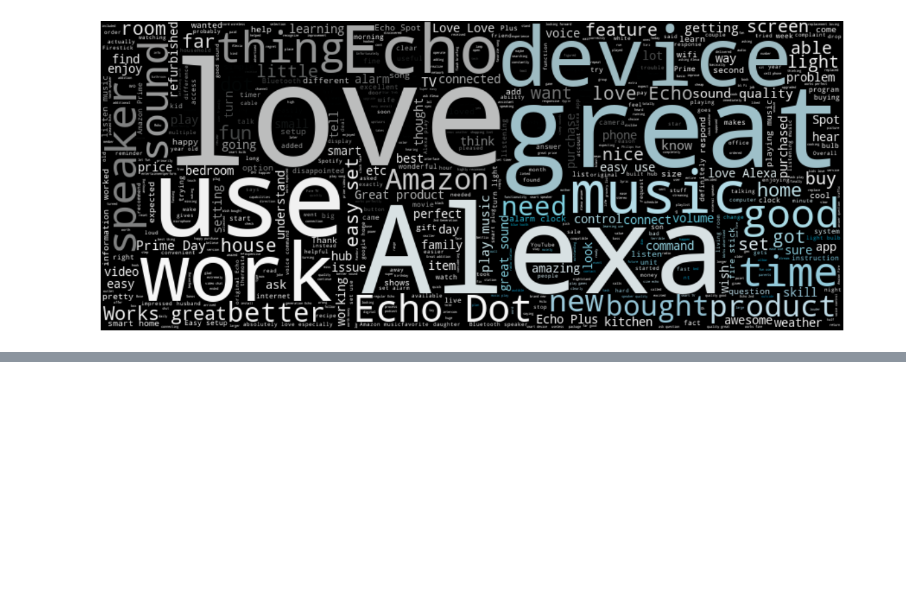
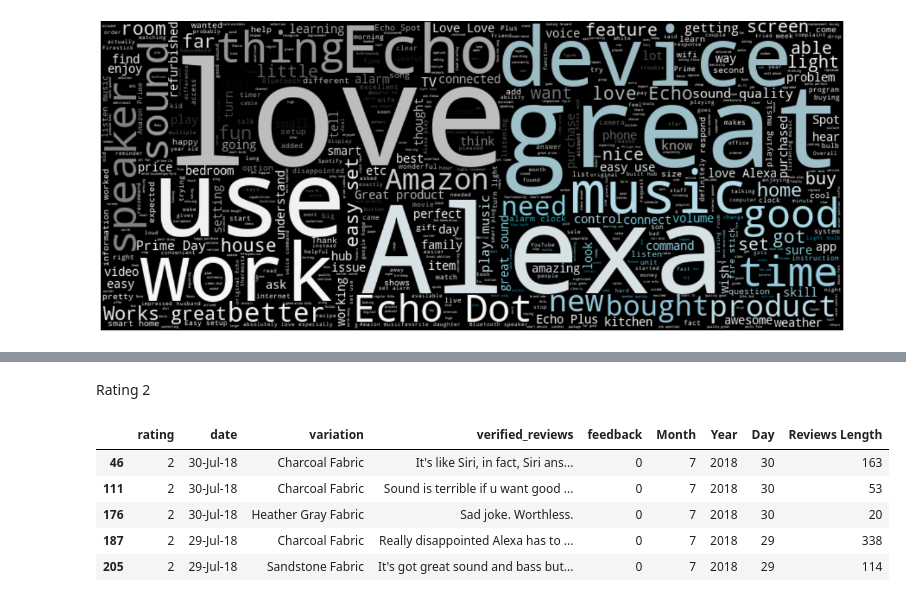
Before and after one commit to ddahiya16/Amazon-Alexa-Review-Analysis, a Jupyter notebook: Amazon Alexa Reviews Analysis.ipynb, the cells around one changed output, grey strips where cells are left out. Cells and saved outputs as stored; diff of their text form; code cells hidden in the pictures; blank space fills up the shorter version.

```diff
--- a/Amazon Alexa Reviews Analysis.ipynb
+++ b/Amazon Alexa Reviews Analysis.ipynb
@@ -259,0 +326,12 @@ plt.show()
+# %% [markdown]
+Rating 2
+# %%
+df2 = df[df['rating'] ==2]
+df2.head()
+# %% [output]
+|  | rating | date | variation | verified_reviews | feedback | Month | Year | Day | Reviews Length |
+| 46 | 2 | 30-Jul-18 | Charcoal Fabric | It's like Siri, in fact, Siri ans... | 0 | 7 | 2018 | 30 | 163 |
+| 111 | 2 | 30-Jul-18 | Charcoal Fabric | Sound is terrible if u want good ... | 0 | 7 | 2018 | 30 | 53 |
+| 176 | 2 | 30-Jul-18 | Heather Gray Fabric | Sad joke. Worthless. | 0 | 7 | 2018 | 30 | 20 |
+| 187 | 2 | 29-Jul-18 | Charcoal Fabric | Really disappointed Alexa has to ... | 0 | 7 | 2018 | 29 | 338 |
+| 205 | 2 | 29-Jul-18 | Sandstone Fabric | It's got great sound and bass but... | 0 | 7 | 2018 | 29 | 114 |
```
Also changed, not shown: parts of 13 cells of this notebook, 1 other file.
